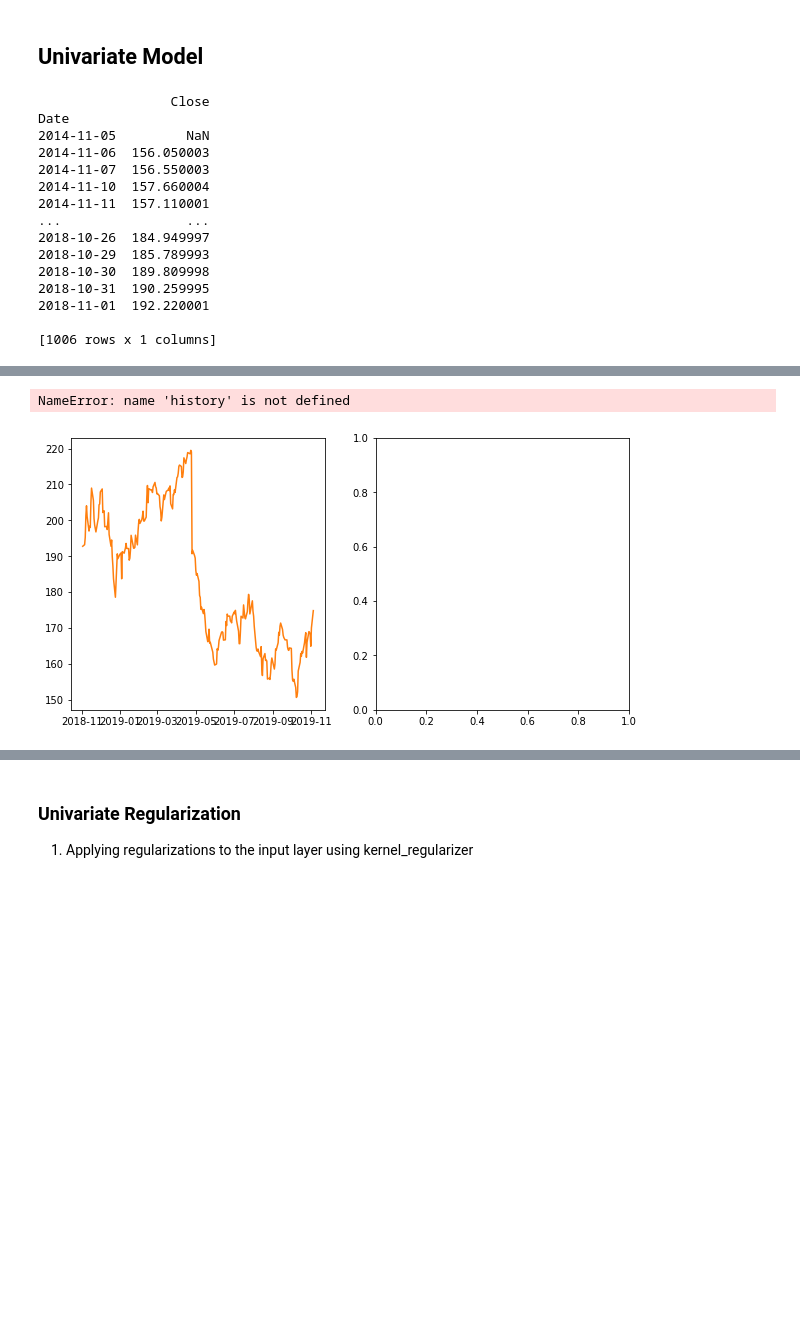
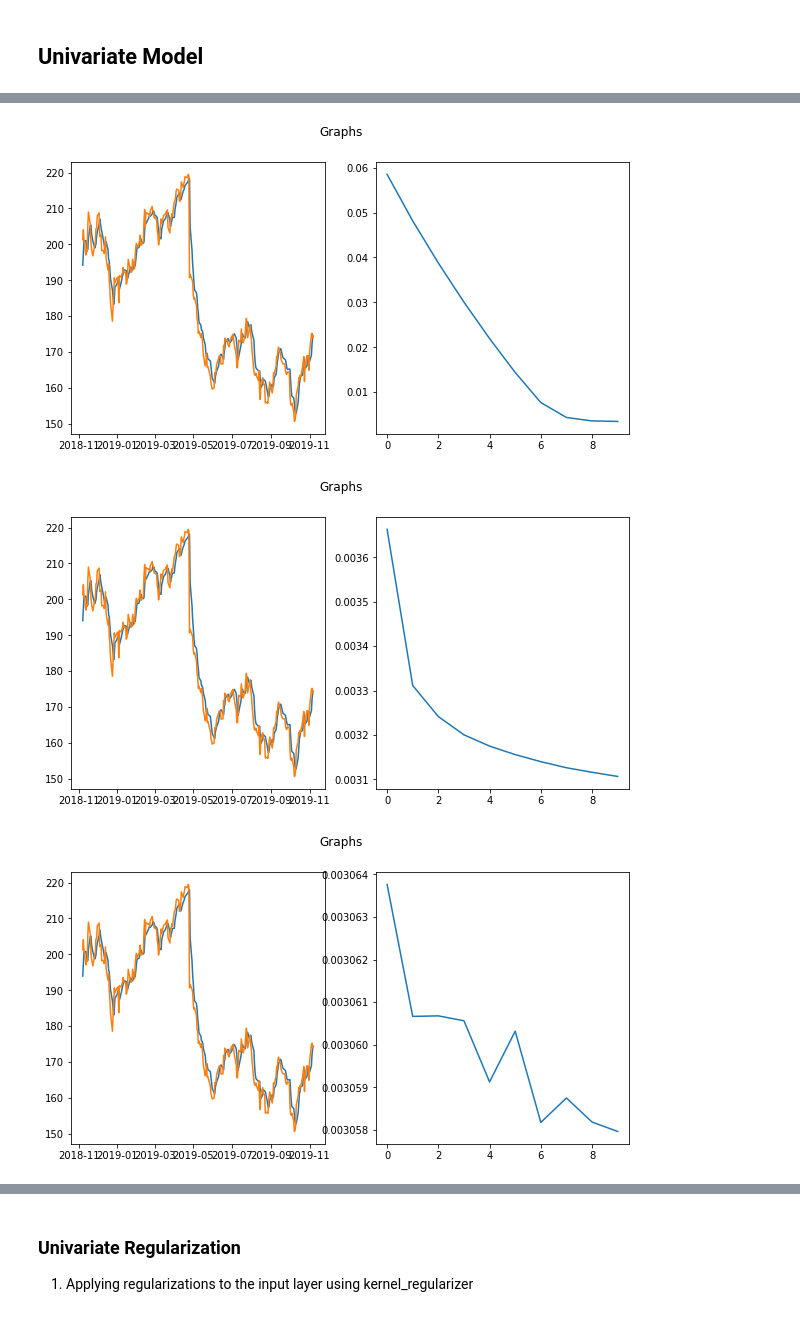
Before and after one commit to Samarmy/CS545TP, a Jupyter notebook: Armstrong-Choudhary-Hua-project.ipynb, the cells around one changed output, grey strips where cells are left out. Cells and saved outputs as stored; diff of their text form; code cells hidden in the pictures; blank space fills up the shorter version.

Commit message:
more modifications and testing

```diff
--- a/Armstrong-Choudhary-Hua-project.ipynb
+++ b/Armstrong-Choudhary-Hua-project.ipynb
@@ -121,4 +114,5 @@ look_back = 60
 # %%
+look_back = 60
 univariate_seq = MMM['Close']
 train_percent = .8
 n_train = int(train_percent * len(univariate_seq))
@@ -126,20 +120,15 @@ training_set = univariate_seq[:n_train]
 training_set=pd.DataFrame(training_set)
 testing_set = univariate_seq[n_train - look_back:]
 testing_set=pd.DataFrame(testing_set)
-print(training_set)
+# Feature Scaling
+sc = MinMaxScaler(feature_range = (0, 1))
+training_set_scaled = sc.fit_transform(training_set)
+X_train = []
+y_train = []
+for i in range(look_back, training_set_scaled.shape[0]):
+    X_train.append(training_set_scaled[i-look_back:i, 0])
+    y_train.append(training_set_scaled[i, 0])
+X_train, y_train = np.array(X_train), np.array(y_train)
+
+# Reshaping
+X_train = np.reshape(X_train, (X_train.shape[0], X_train.shape[1], 1))
-# %% [output]
-                 Close
-Date
-2014-11-05         NaN
-2014-11-06  156.050003
-2014-11-07  156.550003
-2014-11-10  157.660004
-2014-11-11  157.110001
-...                ...
-2018-10-26  184.949997
-2018-10-29  185.789993
-2018-10-30  189.809998
-2018-10-31  190.259995
-2018-11-01  192.220001
-
-[1006 rows x 1 columns]
@@ -180,27 +155,31 @@ regressor.add(Dropout(0.25))
 # Adding the output layer
 regressor.add(Dense(units = 1))
 # %%
-# Compiling the RNN
-regressor.compile(optimizer = 'adam', loss = 'mean_squared_error')
+algorithms = ['adam', 'adagrad', 'sgd']
+for i in algorithms:
+    print(f'Training with: {" ".join(str(x) for x in algorithms)}')
+    # Compiling the RNN
+    regressor.compile(optimizer = i , loss = 'mean_squared_error')
 
-# Fitting the RNN to the Training set
-regressor.fit(X_train, y_train, epochs = 10, batch_size = 32)
-testing_set_scaled = sc.transform(testing_set.to_numpy().reshape(-1, 1))
-X_test = []
-for i in range(look_back, testing_set_scaled.shape[0]):
-    X_test.append(testing_set_scaled[i-look_back:i, 0])
-X_test = np.array(X_test)
-X_test = np.reshape(X_test, (X_test.shape[0], X_test.shape[1], 1))
-predicted_stock_price = regressor.predict(X_test)
-predicted_stock_price = sc.inverse_transform(predicted_stock_price)
-predicted_stock_price = pd.DataFrame(predicted_stock_price)
-predicted_stock_price.index = testing_set[look_back:].index
+    # Fitting the RNN to the Training set
+    history=regressor.fit(X_train, y_train, epochs = 10, batch_size = 32)
+    testing_set_scaled = sc.transform(testing_set.to_numpy().reshape(-1, 1))
+    X_test = []
+    for i in range(look_back, testing_set_scaled.shape[0]):
+        X_test.append(testing_set_scaled[i-look_back:i, 0])
+    X_test = np.array(X_test)
+    X_test = np.reshape(X_test, (X_test.shape[0], X_test.shape[1], 1))
+    predicted_stock_price = regressor.predict(X_test)
+    predicted_stock_price = sc.inverse_transform(predicted_stock_price)
+    predicted_stock_price = pd.DataFrame(predicted_stock_price)
+    predicted_stock_price.index = testing_set[look_back:].index
 
-plt.figure(figsize=(10, 5))
-plt.subplot(1, 2, 1)
-plt.plot(predicted_stock_price)
-plt.plot(testing_set[look_back:])
+    plt.figure(figsize=(10, 5))
+    plt.subplot(1, 2, 1)
+    plt.plot(predicted_stock_price)
+    plt.plot(testing_set[look_back:])
 
-plt.subplot(1, 2, 2)
-plt.plot(history.history['loss'])
+    plt.subplot(1, 2, 2)
+    plt.plot(history.history['loss'])
+    plt.suptitle('Graphs')
 # %% [output]
@@ -224,2 +203,3 @@ Epoch 10/10
-NameError: name 'history' is not defined
-[figure, old version]
+[figure, new version]
+[figure, added]
+[figure, added]
```
Also changed, not shown: parts of 22 cells of this notebook.
